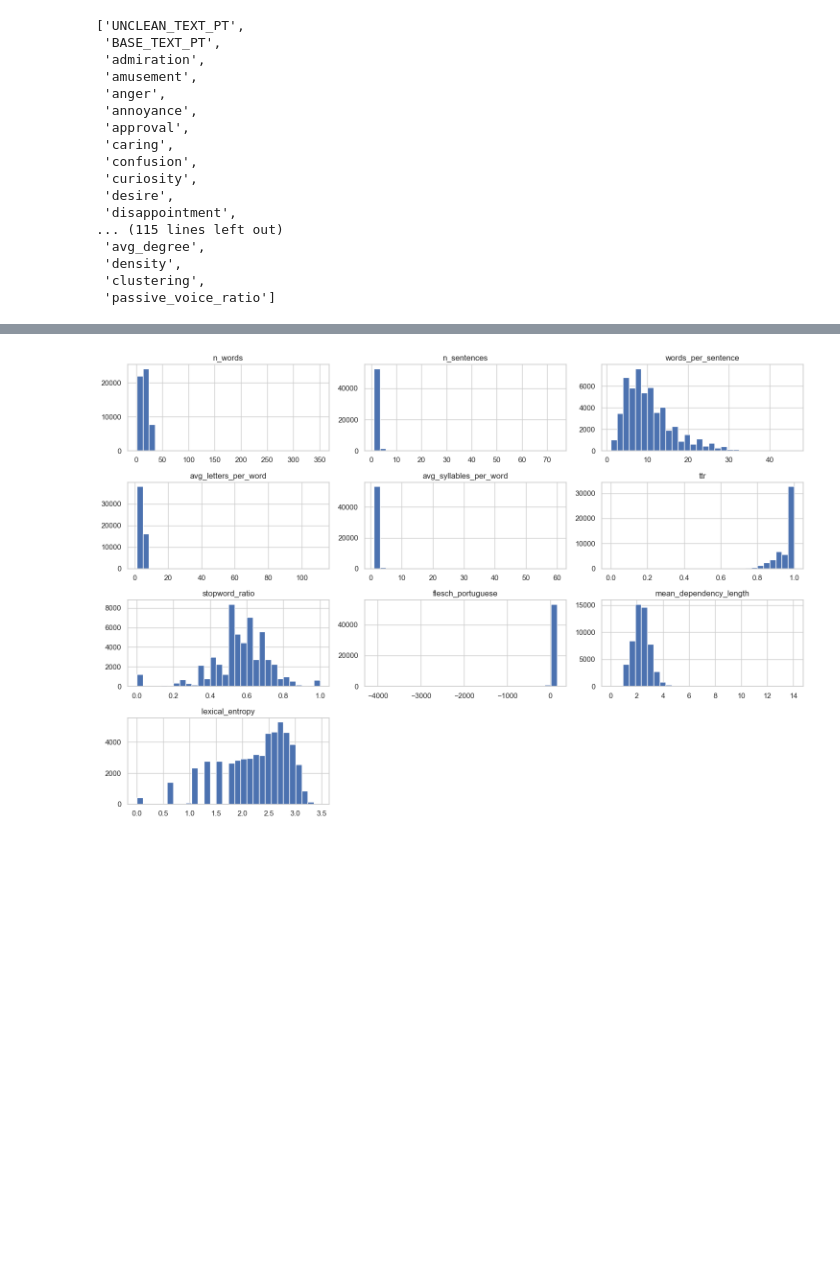
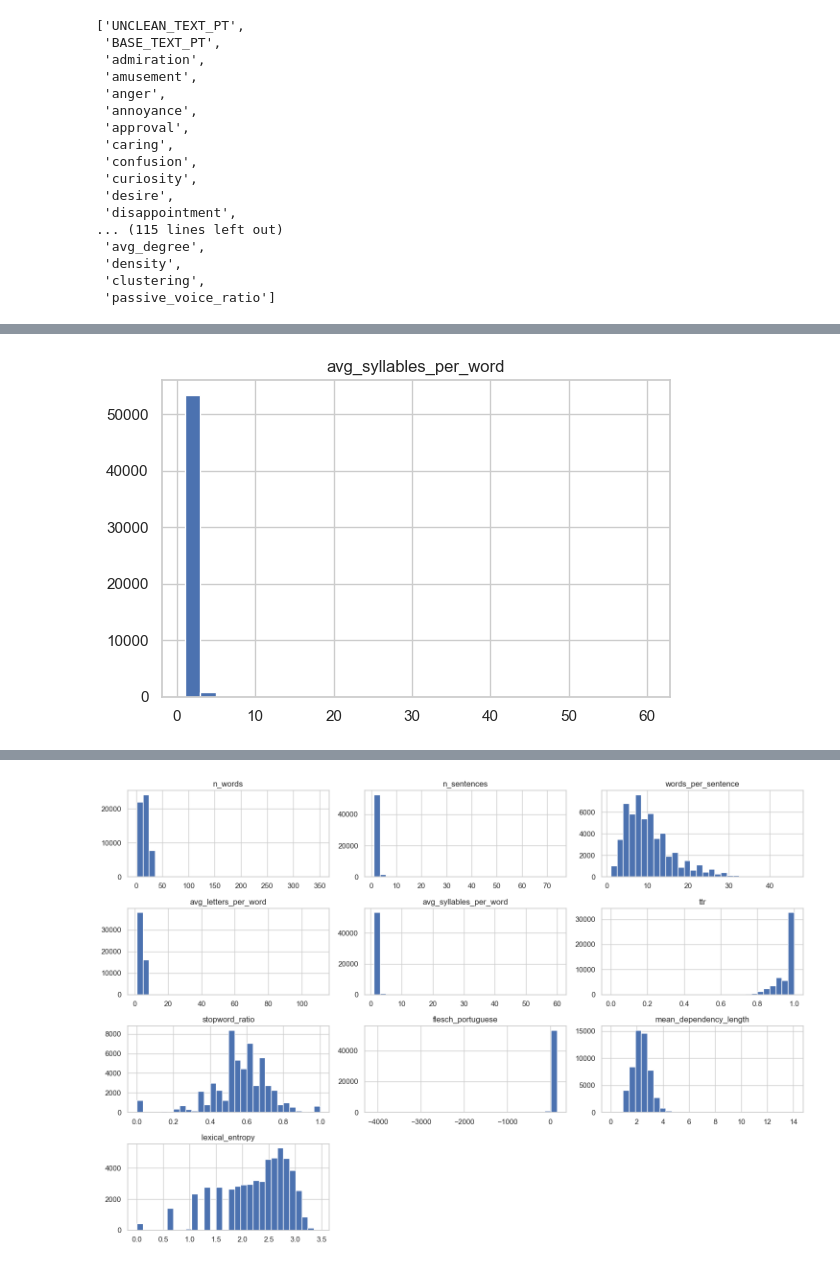
Before and after one commit to LuanBarbs/tcc-emotion-detection-nlp, a Jupyter notebook: src/analyse_linguistic_features.ipynb, the cells around one changed output, grey strips where cells are left out. Drawn from its saved outputs; the diff is of its cells as text; code cells hidden in the pictures; blank space fills up the shorter version.

```diff
--- a/src/analyse_linguistic_features.ipynb
+++ b/src/analyse_linguistic_features.ipynb
@@ -30,0 +34,12 @@ df.columns.tolist()
+# %%
+df = pd.read_csv("../data/feat/go_emotions_with_features.csv")
+
+emotion_cols = [
+    'admiration','amusement','anger','annoyance','approval',
+    'caring','confusion','curiosity','desire','disappointment',
+    'disapproval','disgust','embarrassment','excitement','fear',
+    'gratitude','grief','joy','love','nervousness','optimism',
+    'pride','realization','relief','remorse','sadness','surprise','neutral'
+]
+
+feature = ['avg_syllables_per_word']
@@ -30,0 +61,6 @@ df.columns.tolist()
+# %%
+df[feature].hist(bins=30, figsize=(6,4))
+plt.tight_layout()
+plt.show()
+# %% [output]
+[figure, added]
```
Also changed, not shown: parts of 8 cells of this notebook.
